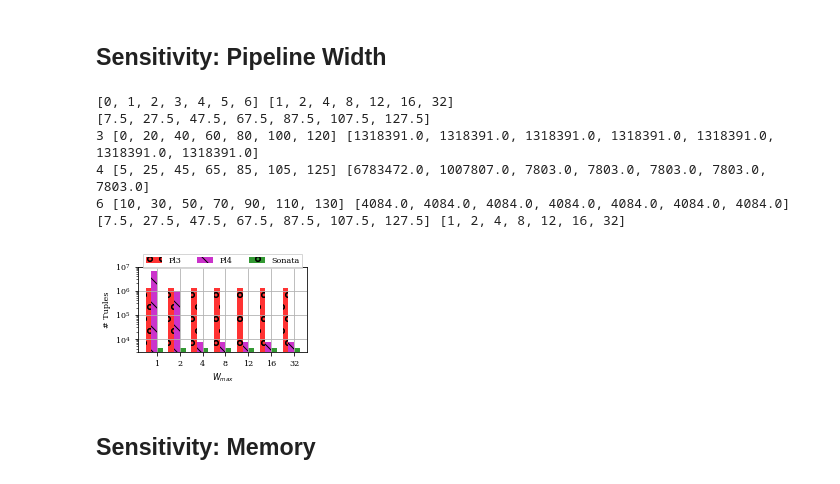
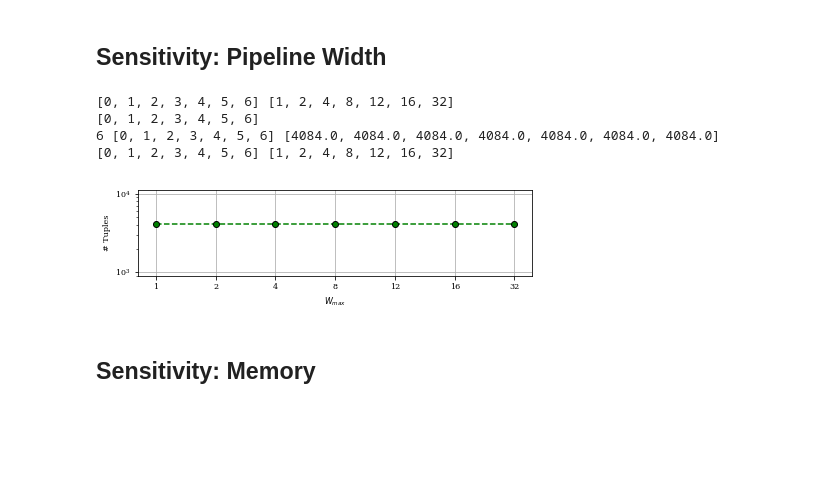
Before and after one commit to agupta13/SONATA-DEV, a Jupyter notebook: analysis/performance_eval/plot_results/plot_results.ipynb, the cells around one changed output. Saved outputs shown, nothing was run; the diff lists cells and outputs as text; code cells hidden in the pictures; blank space fills up the shorter version.

```diff
--- a/analysis/performance_eval/plot_results/plot_results.ipynb
+++ b/analysis/performance_eval/plot_results/plot_results.ipynb
@@ -277,7 +277,7 @@ bits_max_register = 32 * 1000000
 
 apps = [2,3,5,6,7, 9, 10, 11, 12]
 modes = [1,2,3,4,6]
-modes_2_labels = {1:"Pl1", 2: "Pl2", 3: "Pl3", 4: "Pl4", 6: "Sonata"}
+modes_2_labels = {1: "All-SP", 2: "Filter-DP", 3: "Max-DP", 4: "Fix-REF", 6: "Sonata"}
 hatches = {0:'/', 1:'-', 2:'+', 3:'x', 4:'\\', 5:'x', 6:'o', 7:'O', 8:'.'}
 
 ids_2_labels = {1: "Dup Acks", 2:"New TCP", 3: "SSH Brute", 4: "HH",
@@ -458,8 +458,8 @@ data = {1: {0: {1: 56695698, 2: 56695698.0, 3: 1318314.0, 4: 69561.0, 6: 69547.0
        }
 
 modes = [1,2,3,4,6]
-modes = [1, 2, 3, 4, 6]
-modes_2_labels = {1: "Pl1", 2: "Pl2", 3: "Pl3", 4: "Pl4", 6: "Sonata"}
+modes = [3, 4, 6]
+modes_2_labels = {1: "All-SP", 2: "Filter-DP", 3: "Max-DP", 4: "Fix-REF", 6: "Sonata"}
 n_queries = data.keys()
 n_queries.sort()
 
@@ -480,7 +480,7 @@ def get_plot_data(data, modes):
 def draw_plots(data, modes, modes_2_labels):
     f, (ax) = plt.subplots(1)
 #     matplotlib.rcParams['figure.figsize']= [9.375, 1.93]
-    matplotlib.rcParams['figure.figsize']= [6.25, 1.93]
+    matplotlib.rcParams['figure.figsize']= [3.125, 1.93]
     ctr = 1
     bar_width = 5
     shift = (1+len(modes))*bar_width
@@ -490,15 +490,19 @@ def draw_plots(data, modes, modes_2_labels):
 
 
     ticks = [shift*l+(0.5*float(bar_width*len(modes))) for l in xlab]
+    ticks = xlab
     print ticks
 
     for mode in modes:
         y = [data[qid][mode] for qid in qids]
 
         x = [l*shift+ctr*bar_width for l in xlab]
+        x = xlab
 
         print mode, x, y
-        ax.bar(x, y, bar_width, alpha=0.8, color=color_n[mode], hatch = hatches[mode],label=modes_2_labels[mode])
+#         ax.bar(x, y, bar_width, alpha=0.8, color=color_n[mode], hatch = hatches[mode],label=modes_2_labels[mode])
+        pl.plot(x,y,label=modes_2_labels[mode],color=color_n[mode],linestyle=linestyles[mode],
+                marker=markers[mode], mec='k')
 
         ctr += 1
 
@@ -511,7 +515,7 @@ def draw_plots(data, modes, modes_2_labels):
     #ax.set_xlim(xmax=5.25)
     ax.set_yscale("log", nonposy='clip')
     ax.set_ylim(ymin=50000)
-    ax.legend(loc='upper center', bbox_to_anchor=(0.5, 1.1),
+    ax.legend(loc='upper center', bbox_to_anchor=(0.5, 1.18),
               ncol=5, fancybox=False, shadow=False)
     fname = "/Users/arpit/Documents/nsdi18/writing/figures/multi_query_analysis_log.eps"
     plt.tight_layout()
@@ -544,7 +546,7 @@ data = {1: {32: 2*56695698, 1: 2*56695698, 2: 2*56695698, 4: 2*56695698, 8: 2*56
         6: {32: 4084.0, 1: 57267738.0, 2: 57267738.0, 4: 1029656.0, 8: 4084.0, 12: 4084.0, 16: 4084.0}}
 
 Ds = [1,2,4,8,12,16,32]
-modes = [3,4,6]
+modes = [6]
 modes_2_labels = {1: "Pl1", 2: "Pl2", 3: "Pl3", 4: "Pl4", 6: "Sonata"}
 hatches = {0:'/', 1:'-', 2:'+', 3:'o', 4:'\\', 5:'x', 6:'o', 7:'O', 8:'.'}
 
@@ -552,7 +554,7 @@ matplotlib.rc('text', usetex=False)
 matplotlib.use('Agg')
 # matplotlib.rcParams['pdf.fonttype'] = 42
 # matplotlib.rcParams['ps.fonttype'] = 42
-matplotlib.rcParams['figure.figsize']= [3.125, 1.93]
+# matplotlib.rcParams['figure.figsize']= [3.125, 1.93]
 # matplotlib.rcParams['text.usetex'] = True
 matplotlib.rcParams['font.family']= 'serif'
 # matplotlib.rcParams['font.sans-serif']='Times'
@@ -565,21 +567,24 @@ def draw_plots(data, modes, modes_2_labels):
     shift = (1+len(modes))*bar_width
     qids = Ds
     qids.sort()
-    #matplotlib.rcParams['figure.figsize']= [6.25, 1.93]
+    matplotlib.rcParams['figure.figsize']= [6.25, 1.93]
 
     xlab = range(len(qids))
     print xlab, qids
 
     ticks = [shift*l+(0.5*bar_width)*len(modes) for l in xlab]
+    ticks = xlab
     print ticks
 
     for mode in modes:
         y = [data[mode][qid] for qid in qids]
 
         x = [l*shift+ctr*bar_width for l in xlab]
+        x = xlab
 
         print mode, x, y
-        ax.bar(x, y, bar_width, alpha=0.8, color=color_n[mode], hatch = hatches[mode],label=modes_2_labels[mode])
+#         ax.bar(x, y, bar_width, alpha=0.8, color=color_n[mode], hatch = hatches[mode],label=modes_2_labels[mode])
+        pl.plot(x,y,label=modes_2_labels[mode],color='g',linestyle='--', marker='o', mec='k')
 
         ctr += 1
 
@@ -592,8 +597,8 @@ def draw_plots(data, modes, modes_2_labels):
     #ax.set_xlim(xmax=5.25)
     ax.set_yscale("log", nonposy='clip')
 #     ax.set_xlim(xmin=0.75)
-    ax.legend(loc='upper center', bbox_to_anchor=(0.5, 1.2),
-              ncol=5, fancybox=False, shadow=False)
+#     ax.legend(loc='upper center', bbox_to_anchor=(0.5, 1.2),
+#               ncol=5, fancybox=False, shadow=False)
     fname = "/Users/arpit/Documents/nsdi18/writing/figures/sensitivity_D_analysis.eps"
     plt.tight_layout()
     plot_name = fname
@@ -621,12 +624,12 @@ data = {1: {32: 113391396, 1: 113391396, 2: 113391396, 4: 113391396, 8: 11339139
         6: {32: 4084.0, 1: 4084.0, 2: 4084.0, 4: 4084.0, 8: 4084.0, 12: 4084.0, 16: 4084.0}}
 
 Ds = [1,2,4,8,12,16,32]
-modes = [3,4,6]
+modes = [6]
 modes_2_labels = {1: "Pl1", 2: "Pl2", 3: "Pl3", 4: "Pl4", 6: "Sonata"}
 hatches = {0:'/', 1:'-', 2:'+', 3:'o', 4:'\\', 5:'x', 6:'o', 7:'O', 8:'.'}
 
 def draw_plots(data, modes, modes_2_labels):
-    #matplotlib.rcParams['figure.figsize']= [6.25, 1.93]
+    matplotlib.rcParams['figure.figsize']= [6.25, 1.93]
     f, (ax) = plt.subplots(1)
     ctr = 0
     bar_width = 5
@@ -638,46 +641,46 @@ def draw_plots(data, modes, modes_2_labels):
     print xlab, qids
 
     ticks = [shift*l+(0.5*bar_width)*len(modes) for l in xlab]
+    ticks = xlab
     print ticks
 
     for mode in modes:
         y = [data[mode][qid] for qid in qids]
 
         x = [l*shift+ctr*bar_width for l in xlab]
-
+        x= xlab
         print mode, x, y
-        ax.bar(x, y, bar_width, alpha=0.8, color=color_n[mode], hatch = hatches[mode],label=modes_2_labels[mode])
+        #ax.bar(x, y, bar_width, alpha=0.8, color=color_n[mode], hatch = hatches[mode],label=modes_2_labels[mode])
+        pl.plot(x,y,label=modes_2_labels[mode],color='g',linestyle='--', marker='o', mec='k')
 
         ctr += 1
 
     plt.xlabel(r'$W_{max}$')
     plt.ylabel('# Tuples')
 
     print ticks, qids
     plt.xticks(ticks, qids, rotation=0)
     ax.grid(True)
     #ax.set_xlim(xmax=5.25)
     ax.set_yscale("log", nonposy='clip')
 #     ax.set_xlim(xmin=0.75)
-    ax.legend(loc='upper center', bbox_to_anchor=(0.5, 1.2),
-              ncol=5, fancybox=False, shadow=False)
+#     ax.legend(loc='upper center', bbox_to_anchor=(0.5, 1.2),
+#               ncol=5, fancybox=False, shadow=False)
     fname = "/Users/arpit/Documents/nsdi18/writing/figures/sensitivity_W_analysis.eps"
     plt.tight_layout()
     plot_name = fname
     pl.savefig(plot_name)
     plt.show()
     pass
 
 # plot_data = get_plot_data(data)
 draw_plots(data, modes, modes_2_labels)
 # %% [output]
 [0, 1, 2, 3, 4, 5, 6] [1, 2, 4, 8, 12, 16, 32]
-[7.5, 27.5, 47.5, 67.5, 87.5, 107.5, 127.5]
-3 [0, 20, 40, 60, 80, 100, 120] [1318391.0, 1318391.0, 1318391.0, 1318391.0, 1318391.0, 1318391.0, 1318391.0]
-4 [5, 25, 45, 65, 85, 105, 125] [6783472.0, 1007807.0, 7803.0, 7803.0, 7803.0, 7803.0, 7803.0]
-6 [10, 30, 50, 70, 90, 110, 130] [4084.0, 4084.0, 4084.0, 4084.0, 4084.0, 4084.0, 4084.0]
-[7.5, 27.5, 47.5, 67.5, 87.5, 107.5, 127.5] [1, 2, 4, 8, 12, 16, 32]
+[0, 1, 2, 3, 4, 5, 6]
+6 [0, 1, 2, 3, 4, 5, 6] [4084.0, 4084.0, 4084.0, 4084.0, 4084.0, 4084.0, 4084.0]
+[0, 1, 2, 3, 4, 5, 6] [1, 2, 4, 8, 12, 16, 32]
-[figure, old version]
+[figure, new version]
 # %% [markdown]
 ## Sensitivity: Memory
 # %%
```
Also changed, not shown: parts of 7 cells of this notebook, 5 other files.
